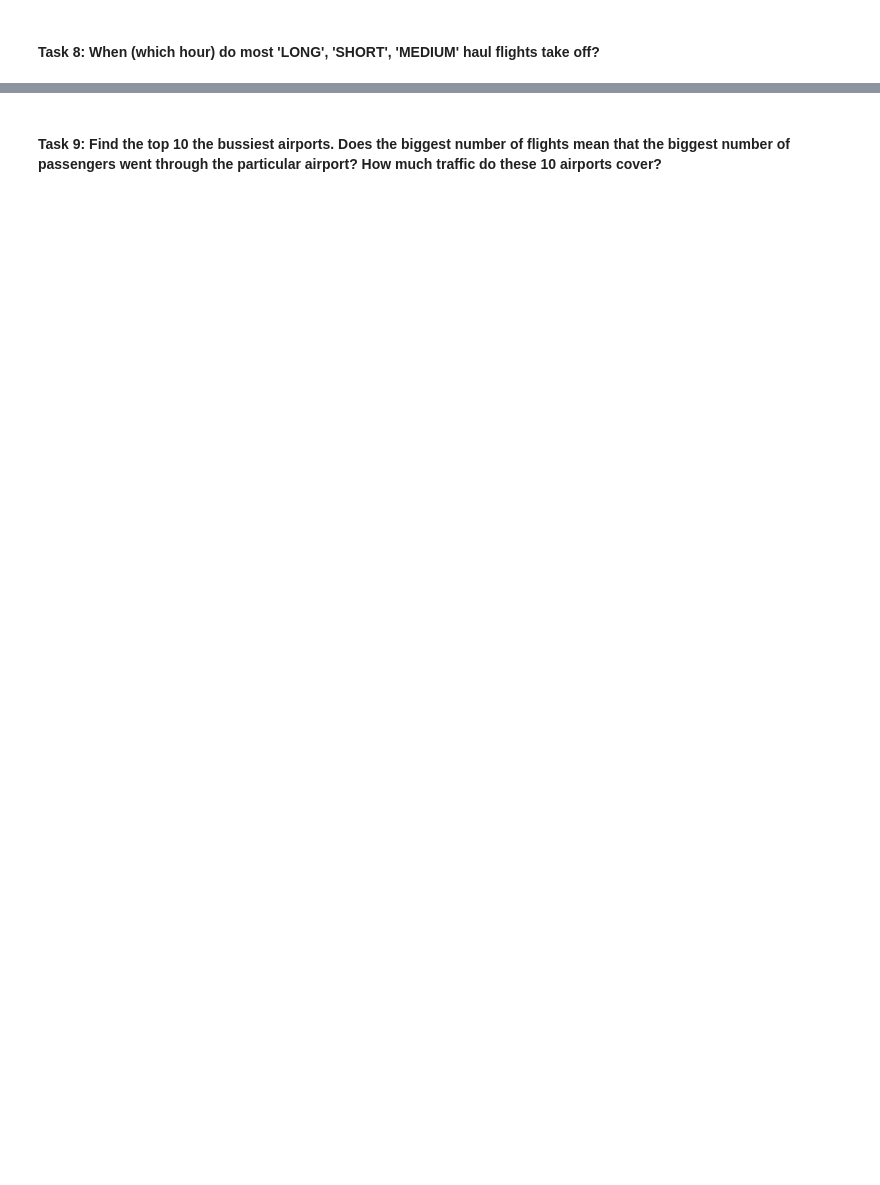
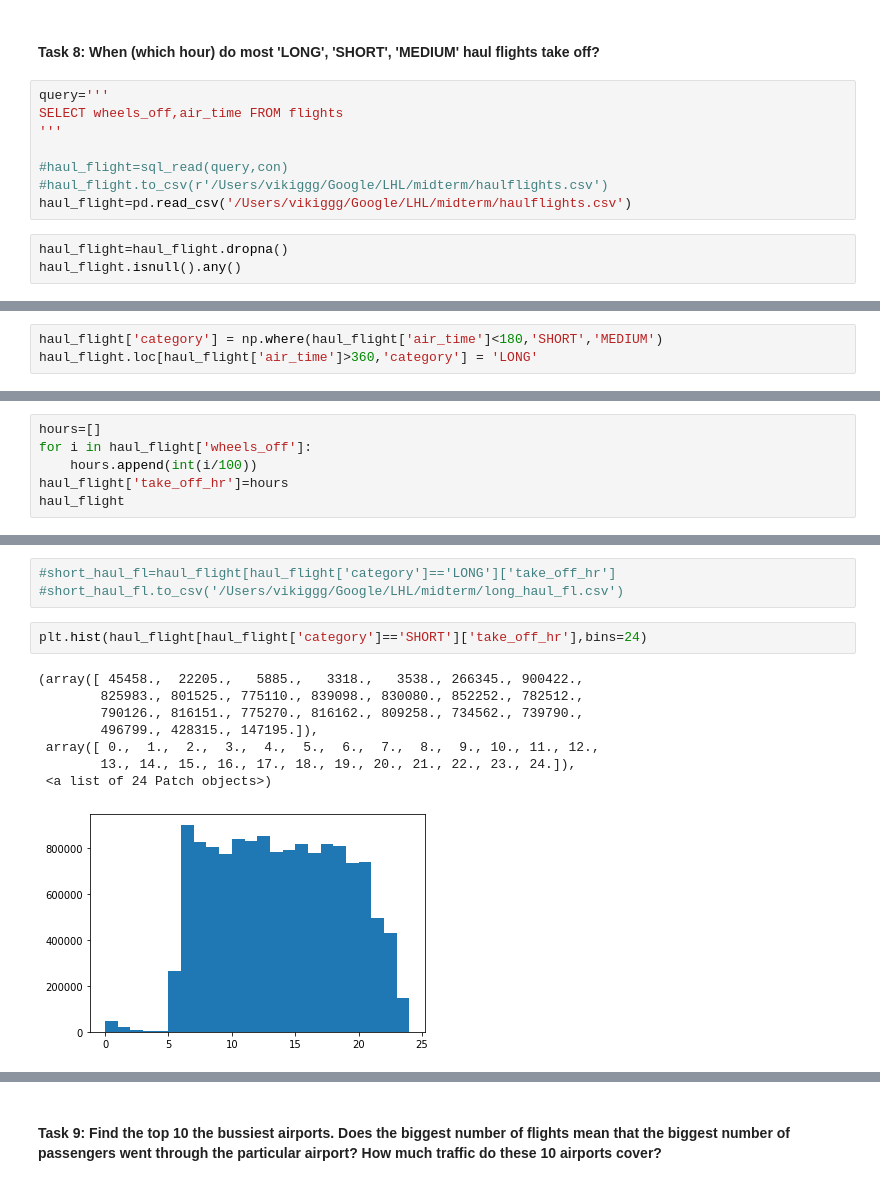
Before and after one commit to Einhard6176/FlightDelayPredictor, a Jupyter notebook: EDA/exploratory_analysis.ipynb, the cells around one changed output, grey strips where cells are left out. Saved outputs shown, nothing was run; the diff lists cells and outputs as text; blank space fills up the shorter version.

```diff
--- a/EDA/exploratory_analysis.ipynb
+++ b/EDA/exploratory_analysis.ipynb
@@ -415,2 +210,13 @@ Hypothesis rejected; aircraft speeds are not equal with delays present. P-value:
 # %% [markdown]
 #### **Task 8**: When (which hour) do most 'LONG', 'SHORT', 'MEDIUM' haul flights take off?
+# %%
+query='''
+SELECT wheels_off,air_time FROM flights
+'''
+
+#haul_flight=sql_read(query,con)
+#haul_flight.to_csv(r'/Users/vikiggg/Google/LHL/midterm/haulflights.csv')
+haul_flight=pd.read_csv('/Users/vikiggg/Google/LHL/midterm/haulflights.csv')
+# %%
+haul_flight=haul_flight.dropna()
+haul_flight.isnull().any()
@@ -416,0 +227,3 @@ Hypothesis rejected; aircraft speeds are not equal with delays present. P-value:
+# %%
+haul_flight['category'] = np.where(haul_flight['air_time']<180,'SHORT','MEDIUM')
+haul_flight.loc[haul_flight['air_time']>360,'category'] = 'LONG'
@@ -416,0 +237,6 @@ Hypothesis rejected; aircraft speeds are not equal with delays present. P-value:
+# %%
+hours=[]
+for i in haul_flight['wheels_off']:
+    hours.append(int(i/100))
+haul_flight['take_off_hr']=hours
+haul_flight
@@ -416,0 +287,14 @@ Hypothesis rejected; aircraft speeds are not equal with delays present. P-value:
+# %%
+#short_haul_fl=haul_flight[haul_flight['category']=='LONG']['take_off_hr']
+#short_haul_fl.to_csv('/Users/vikiggg/Google/LHL/midterm/long_haul_fl.csv')
+# %%
+plt.hist(haul_flight[haul_flight['category']=='SHORT']['take_off_hr'],bins=24)
+# %% [output]
+(array([ 45458.,  22205.,   5885.,   3318.,   3538., 266345., 900422.,
+        825983., 801525., 775110., 839098., 830080., 852252., 782512.,
+        790126., 816151., 775270., 816162., 809258., 734562., 739790.,
+        496799., 428315., 147195.]),
+ array([ 0.,  1.,  2.,  3.,  4.,  5.,  6.,  7.,  8.,  9., 10., 11., 12.,
+        13., 14., 15., 16., 17., 18., 19., 20., 21., 22., 23., 24.]),
+ <a list of 24 Patch objects>)
+[figure, added]
```
Also changed, not shown: parts of 93 cells of this notebook, 5 other files.
